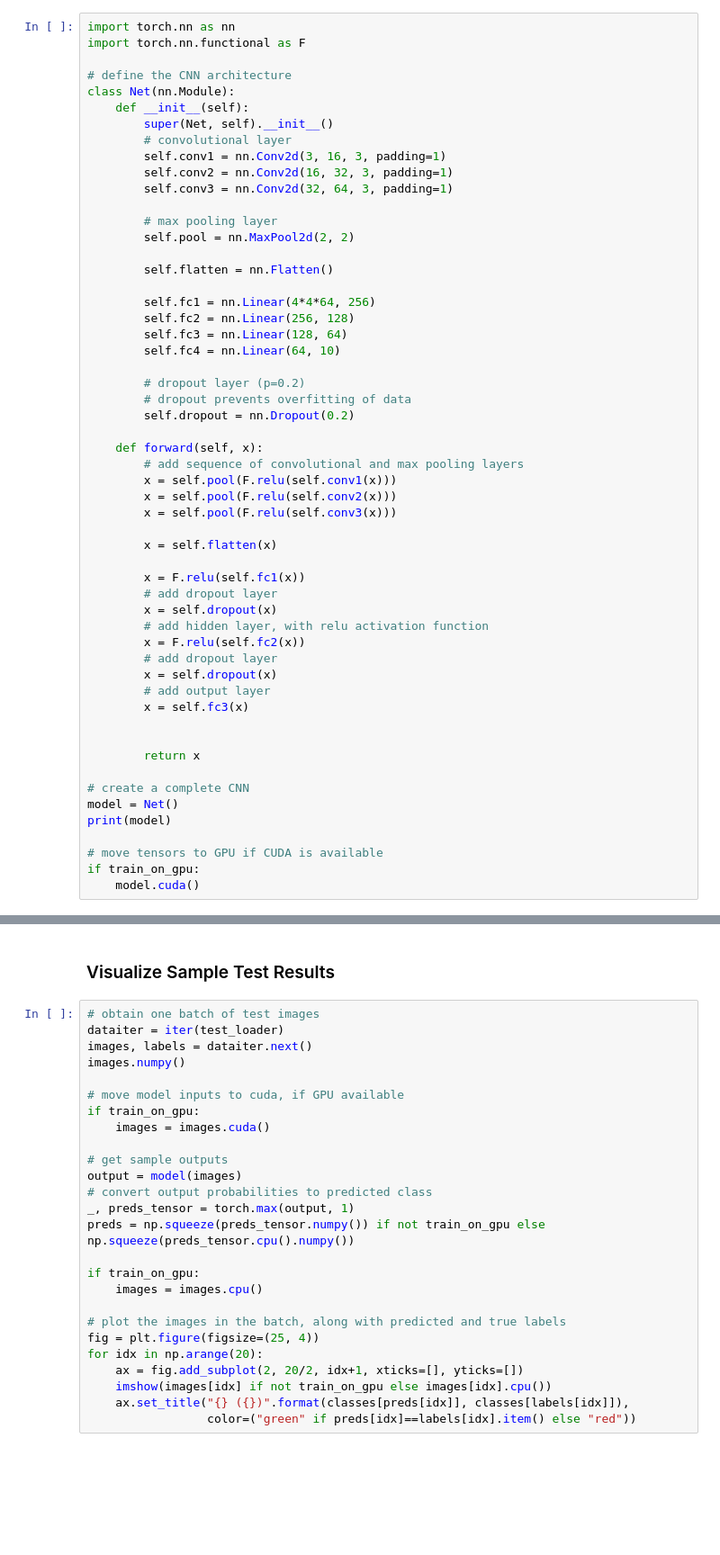
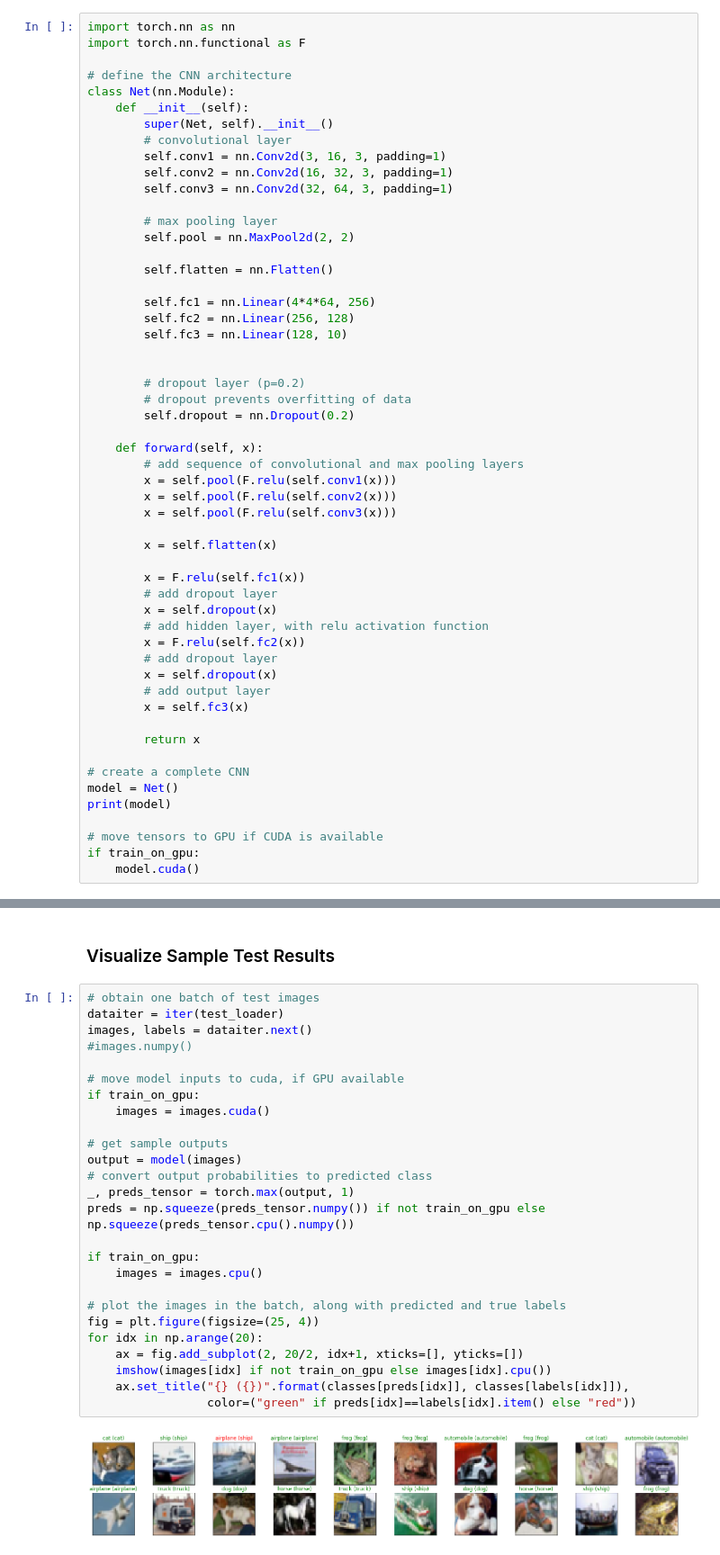
Before and after one commit to staskh/deep-learning-v2-pytorch, a Jupyter notebook: convolutional-neural-networks/cifar-cnn/cifar10_cnn_exercise.ipynb, the cells around one changed output, grey strips where cells are left out. Shown: that part at 90% size. Cells and saved outputs as stored; diff of their text form; blank space fills up the shorter version.

```diff
--- a/convolutional-neural-networks/cifar-cnn/cifar10_cnn_exercise.ipynb
+++ b/convolutional-neural-networks/cifar-cnn/cifar10_cnn_exercise.ipynb
@@ -176,8 +176,8 @@ class Net(nn.Module):
 
         self.fc1 = nn.Linear(4*4*64, 256)
         self.fc2 = nn.Linear(256, 128)
-        self.fc3 = nn.Linear(128, 64)
-        self.fc4 = nn.Linear(64, 10)
+        self.fc3 = nn.Linear(128, 10)
+
 
         # dropout layer (p=0.2)
         # dropout prevents overfitting of data
@@ -201,7 +201,6 @@ class Net(nn.Module):
         # add output layer
         x = self.fc3(x)
 
-
         return x
 
 # create a complete CNN
@@ -362,26 +400,28 @@ print('\nTest Accuracy (Overall): %2d%% (%2d/%2d)' % (
 # %%
 # obtain one batch of test images
 dataiter = iter(test_loader)
 images, labels = dataiter.next()
-images.numpy()
+#images.numpy()
 
 # move model inputs to cuda, if GPU available
 if train_on_gpu:
     images = images.cuda()
 
 # get sample outputs
 output = model(images)
 # convert output probabilities to predicted class
 _, preds_tensor = torch.max(output, 1)
 preds = np.squeeze(preds_tensor.numpy()) if not train_on_gpu else np.squeeze(preds_tensor.cpu().numpy())
 
 if train_on_gpu:
     images = images.cpu()
 
 # plot the images in the batch, along with predicted and true labels
 fig = plt.figure(figsize=(25, 4))
 for idx in np.arange(20):
     ax = fig.add_subplot(2, 20/2, idx+1, xticks=[], yticks=[])
     imshow(images[idx] if not train_on_gpu else images[idx].cpu())
     ax.set_title("{} ({})".format(classes[preds[idx]], classes[labels[idx]]),
                  color=("green" if preds[idx]==labels[idx].item() else "red"))
+# %% [output]
+[figure, added]
```
Also changed, not shown: parts of 6 cells of this notebook.
